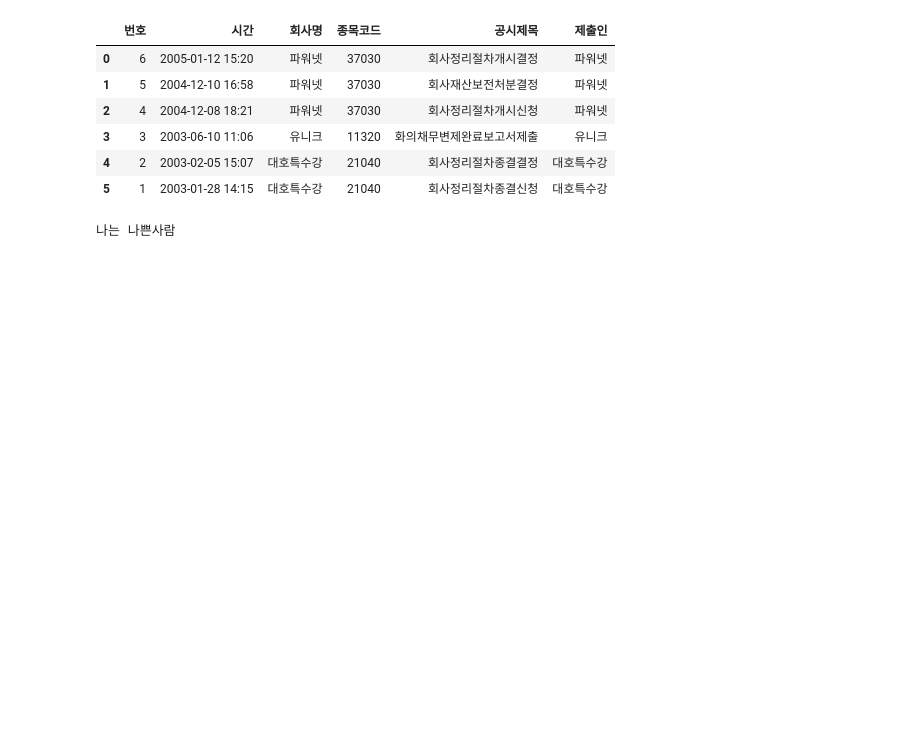
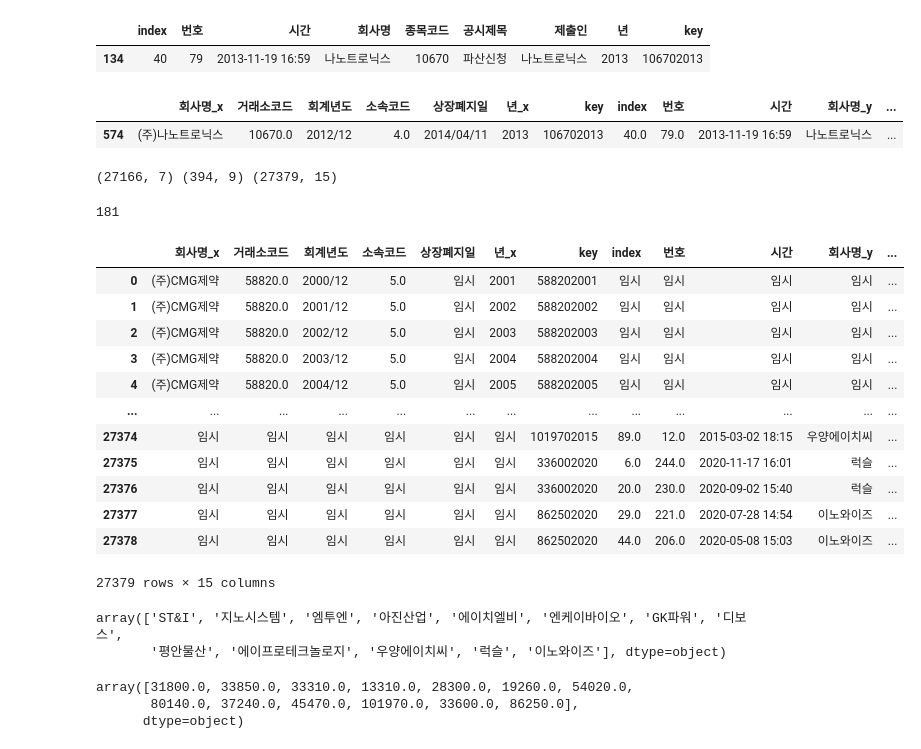
Before and after one commit to JxxHxxx/Ubion-CorporateBankruptcyAnalysis, a Jupyter notebook: Code/JH/prepro_bankruptcy.ipynb, the cells around one changed output. Drawn from its saved outputs; the diff is of its cells as text; code cells hidden in the pictures; blank space fills up the shorter version.

```diff
--- a/Code/JH/prepro_bankruptcy.ipynb
+++ b/Code/JH/prepro_bankruptcy.ipynb
@@ -5,0 +30,5 @@ train = pd.read_csv(r'C:\Users\JH\Desktop\Final\CBA\Data\재무데이터 최종.
+# %%
+bankrupt = bankrupt.reset_index()
+# %%
+for i in range(len(bankrupt)):
+    bankrupt['년'][i] = bankrupt['시간'][i][0:4]
@@ -5,0 +40,2 @@ train = pd.read_csv(r'C:\Users\JH\Desktop\Final\CBA\Data\재무데이터 최종.
+# %%
+bankrupt['key'] = bankrupt['종목코드'].astype(str) + bankrupt['년'].astype(str)
@@ -5,0 +64,2 @@ train = pd.read_csv(r'C:\Users\JH\Desktop\Final\CBA\Data\재무데이터 최종.
+# %%
+tt = pd.merge(train, bankrupt, on='key', how = 'outer')
@@ -29,14 +126,46 @@ sub = pd.read_csv(r'C:\Users\JH\Desktop\Final\CBA\Data\부도사유데이터\부
-# %%
-sub
-# %% [output]
-|  | 번호 | 시간 | 회사명 | 종목코드 | 공시제목 | 제출인 |
-| 0 | 6 | 2005-01-12 15:20 | 파워넷 | 37030 | 회사정리절차개시결정 | 파워넷 |
-| 1 | 5 | 2004-12-10 16:58 | 파워넷 | 37030 | 회사재산보전처분결정 | 파워넷 |
-| 2 | 4 | 2004-12-08 18:21 | 파워넷 | 37030 | 회사정리절차개시신청 | 파워넷 |
-| 3 | 3 | 2003-06-10 11:06 | 유니크 | 11320 | 화의채무변제완료보고서제출 | 유니크 |
-| 4 | 2 | 2003-02-05 15:07 | 대호특수강 | 21040 | 회사정리절차종결결정 | 대호특수강 |
-| 5 | 1 | 2003-01-28 14:15 | 대호특수강 | 21040 | 회사정리절차종결신청 | 대호특수강 |
-# %%
-print('나는 나쁜사람')
-# %% [output]
-나는 나쁜사람
+# %%
+bankrupt.loc[bankrupt['제출인'] =='나노트로닉스']
+# %% [output]
+|  | index | 번호 | 시간 | 회사명 | 종목코드 | 공시제목 | 제출인 | 년 | key |
+| 134 | 40 | 79 | 2013-11-19 16:59 | 나노트로닉스 | 10670 | 파산신청 | 나노트로닉스 | 2013 | 106702013 |
+# %%
+tt.loc[tt['종목코드'] == 10670.0]
+# %% [output]
+|  | 회사명_x | 거래소코드 | 회계년도 | 소속코드 | 상장폐지일 | 년_x | key | index | 번호 | 시간 | 회사명_y | ... |
+| 574 | (주)나노트로닉스 | 10670.0 | 2012/12 | 4.0 | 2014/04/11 | 2013 | 106702013 | 40.0 | 79.0 | 2013-11-19 16:59 | 나노트로닉스 | ... |
+# %%
+print(train.shape, bankrupt.shape, tt.shape)
+# %% [output]
+(27166, 7) (394, 9) (27379, 15)
+# %%
+27166 + 394 - 27379
+# %% [output]
+181
+# %%
+tf = tt.fillna('임시')
+tf
+# %% [output]
+|  | 회사명_x | 거래소코드 | 회계년도 | 소속코드 | 상장폐지일 | 년_x | key | index | 번호 | 시간 | 회사명_y | ... |
+| 0 | (주)CMG제약 | 58820.0 | 2000/12 | 5.0 | 임시 | 2001 | 588202001 | 임시 | 임시 | 임시 | 임시 | ... |
+| 1 | (주)CMG제약 | 58820.0 | 2001/12 | 5.0 | 임시 | 2002 | 588202002 | 임시 | 임시 | 임시 | 임시 | ... |
+| 2 | (주)CMG제약 | 58820.0 | 2002/12 | 5.0 | 임시 | 2003 | 588202003 | 임시 | 임시 | 임시 | 임시 | ... |
+| 3 | (주)CMG제약 | 58820.0 | 2003/12 | 5.0 | 임시 | 2004 | 588202004 | 임시 | 임시 | 임시 | 임시 | ... |
+| 4 | (주)CMG제약 | 58820.0 | 2004/12 | 5.0 | 임시 | 2005 | 588202005 | 임시 | 임시 | 임시 | 임시 | ... |
+| ... | ... | ... | ... | ... | ... | ... | ... | ... | ... | ... | ... | ... |
+| 27374 | 임시 | 임시 | 임시 | 임시 | 임시 | 임시 | 1019702015 | 89.0 | 12.0 | 2015-03-02 18:15 | 우양에이치씨 | ... |
+| 27375 | 임시 | 임시 | 임시 | 임시 | 임시 | 임시 | 336002020 | 6.0 | 244.0 | 2020-11-17 16:01 | 럭슬 | ... |
+| 27376 | 임시 | 임시 | 임시 | 임시 | 임시 | 임시 | 336002020 | 20.0 | 230.0 | 2020-09-02 15:40 | 럭슬 | ... |
+| 27377 | 임시 | 임시 | 임시 | 임시 | 임시 | 임시 | 862502020 | 29.0 | 221.0 | 2020-07-28 14:54 | 이노와이즈 | ... |
+| 27378 | 임시 | 임시 | 임시 | 임시 | 임시 | 임시 | 862502020 | 44.0 | 206.0 | 2020-05-08 15:03 | 이노와이즈 | ... |
+27379 rows × 15 columns
+# %%
+tf.loc[tf['회사명_x'] == '임시', '회사명_y'].unique()
+# %% [output]
+array(['ST&I', '지노시스템', '엠투엔', '아진산업', '에이치엘비', '엔케이바이오', 'GK파워', '디보스',
+       '평안물산', '에이프로테크놀로지', '우양에이치씨', '럭슬', '이노와이즈'], dtype=object)
+# %%
+tf.loc[tf['회사명_x'] == '임시', '종목코드'].unique()
+# %% [output]
+array([31800.0, 33850.0, 33310.0, 13310.0, 28300.0, 19260.0, 54020.0,
+       80140.0, 37240.0, 45470.0, 101970.0, 33600.0, 86250.0],
+      dtype=object)
```
Also changed, not shown: parts of 14 cells of this notebook, 4 other files.
